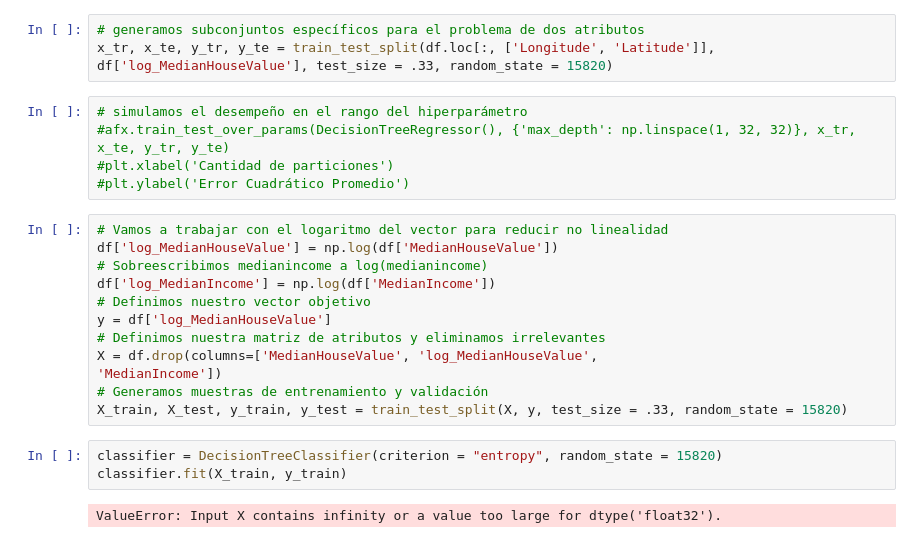
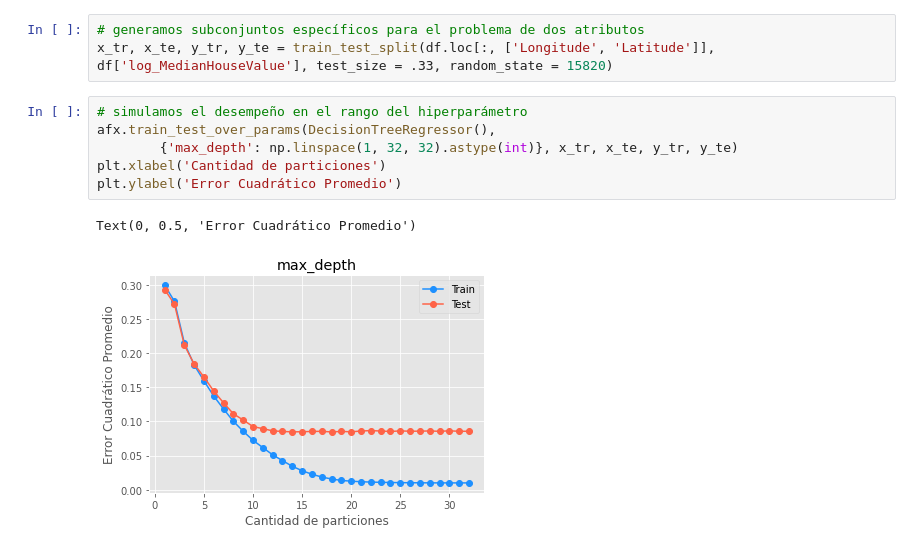
Before and after one commit to Denniels/Machine_Learning, a Jupyter notebook: Algoritmos_de_Ensamble/Aspectos_Formales_arboles_Decicion.ipynb, the cells around one changed output. Cells and saved outputs as stored; diff of their text form.

```diff
--- a/Algoritmos_de_Ensamble/Aspectos_Formales_arboles_Decicion.ipynb
+++ b/Algoritmos_de_Ensamble/Aspectos_Formales_arboles_Decicion.ipynb
@@ -245,23 +244,10 @@ df.sample(5, random_state = 15820)
 x_tr, x_te, y_tr, y_te = train_test_split(df.loc[:, ['Longitude', 'Latitude']], df['log_MedianHouseValue'], test_size = .33, random_state = 15820)
 # %%
 # simulamos el desempeño en el rango del hiperparámetro
-#afx.train_test_over_params(DecisionTreeRegressor(), {'max_depth': np.linspace(1, 32, 32)}, x_tr, x_te, y_tr, y_te)
-#plt.xlabel('Cantidad de particiones')
-#plt.ylabel('Error Cuadrático Promedio')
+afx.train_test_over_params(DecisionTreeRegressor(),
+        {'max_depth': np.linspace(1, 32, 32).astype(int)}, x_tr, x_te, y_tr, y_te)
+plt.xlabel('Cantidad de particiones')
+plt.ylabel('Error Cuadrático Promedio')
+# %% [output]
+Text(0, 0.5, 'Error Cuadrático Promedio')
+[figure, added]
-# %%
-# Vamos a trabajar con el logaritmo del vector para reducir no linealidad
-df['log_MedianHouseValue'] = np.log(df['MedianHouseValue'])
-# Sobreescribimos medianincome a log(medianincome)
-df['log_MedianIncome'] = np.log(df['MedianIncome'])
-# Definimos nuestro vector objetivo
-y = df['log_MedianHouseValue']
-# Definimos nuestra matriz de atributos y eliminamos irrelevantes
-X = df.drop(columns=['MedianHouseValue', 'log_MedianHouseValue',
-'MedianIncome'])
-# Generamos muestras de entrenamiento y validación
-X_train, X_test, y_train, y_test = train_test_split(X, y, test_size = .33, random_state = 15820)
-# %%
-classifier = DecisionTreeClassifier(criterion = "entropy", random_state = 15820)
-classifier.fit(X_train, y_train)
-# %% [output]
-ValueError: Input X contains infinity or a value too large for dtype('float32').
```
Also changed, not shown: parts of 38 cells of this notebook, 9 other files.
